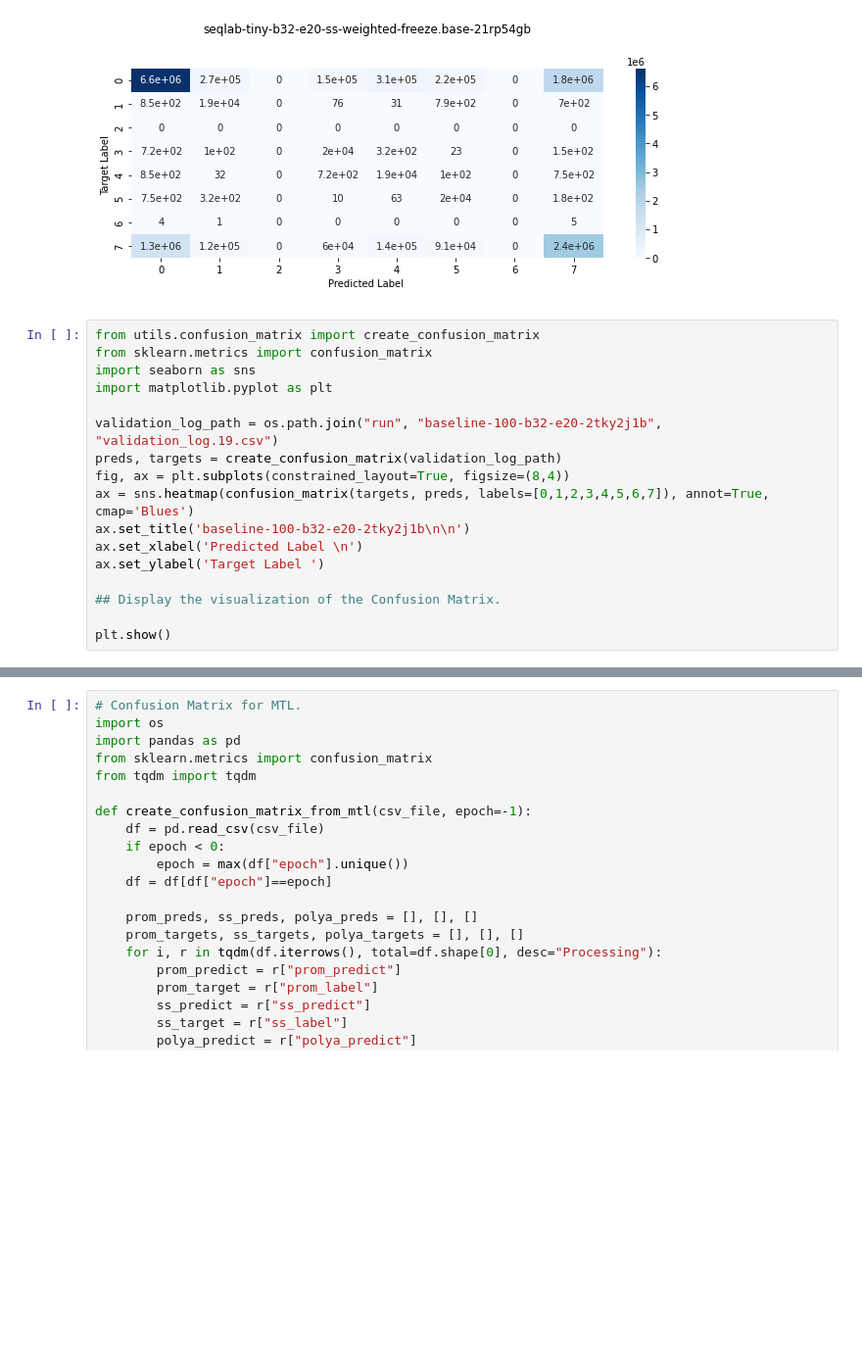
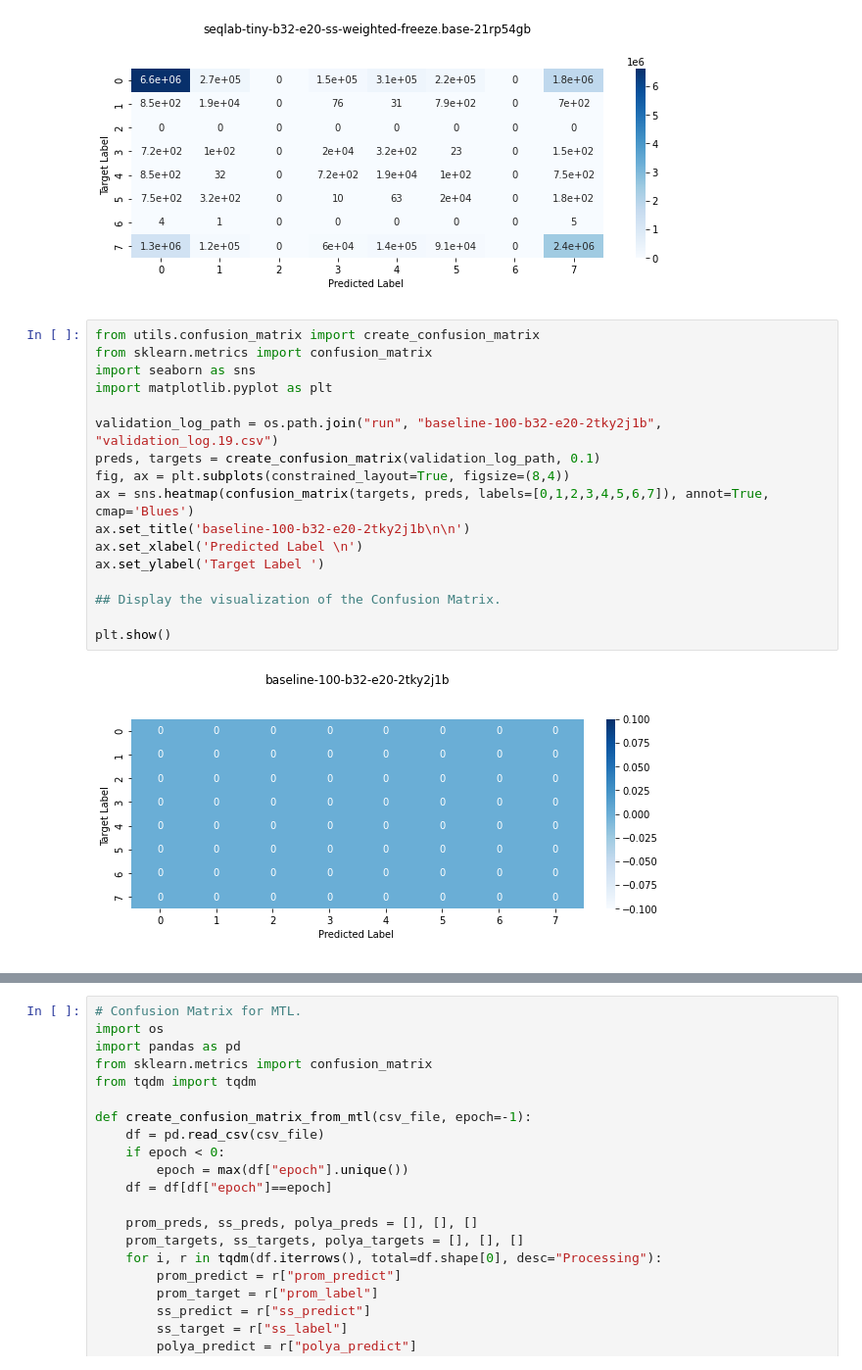
Before and after one commit to anwari32/sequence-processing, a Jupyter notebook: visualisation.ipynb, the cells around one changed output, grey strips where cells are left out. Shown at 98% size. Drawn from its saved outputs; the diff is of its cells as text; blank space fills up the shorter version.

```diff
--- a/visualisation.ipynb
+++ b/visualisation.ipynb
@@ -434,17 +434,19 @@ plt.show()
 # %%
 from utils.confusion_matrix import create_confusion_matrix
 from sklearn.metrics import confusion_matrix
 import seaborn as sns
 import matplotlib.pyplot as plt
 
 validation_log_path = os.path.join("run", "baseline-100-b32-e20-2tky2j1b", "validation_log.19.csv")
-preds, targets = create_confusion_matrix(validation_log_path)
+preds, targets = create_confusion_matrix(validation_log_path, 0.1)
 fig, ax = plt.subplots(constrained_layout=True, figsize=(8,4))
 ax = sns.heatmap(confusion_matrix(targets, preds, labels=[0,1,2,3,4,5,6,7]), annot=True, cmap='Blues')
 ax.set_title('baseline-100-b32-e20-2tky2j1b\n\n')
 ax.set_xlabel('Predicted Label \n')
 ax.set_ylabel('Target Label ')
 
 ## Display the visualization of the Confusion Matrix.
 
 plt.show()
+# %% [output]
+[figure, added]
```
Also changed, not shown: parts of 2 cells of this notebook, 2 other files.
